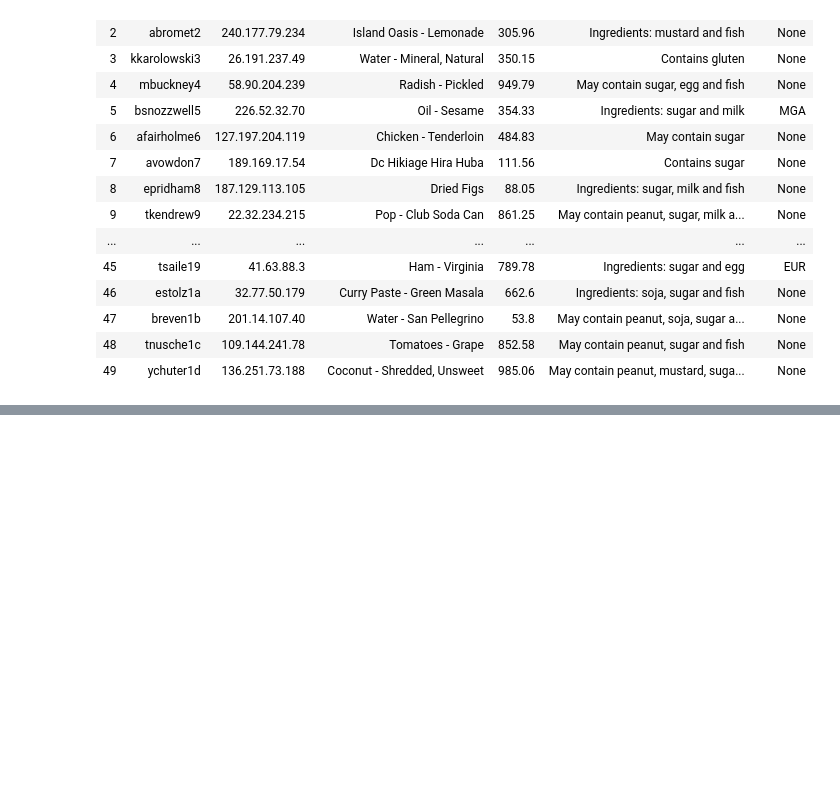
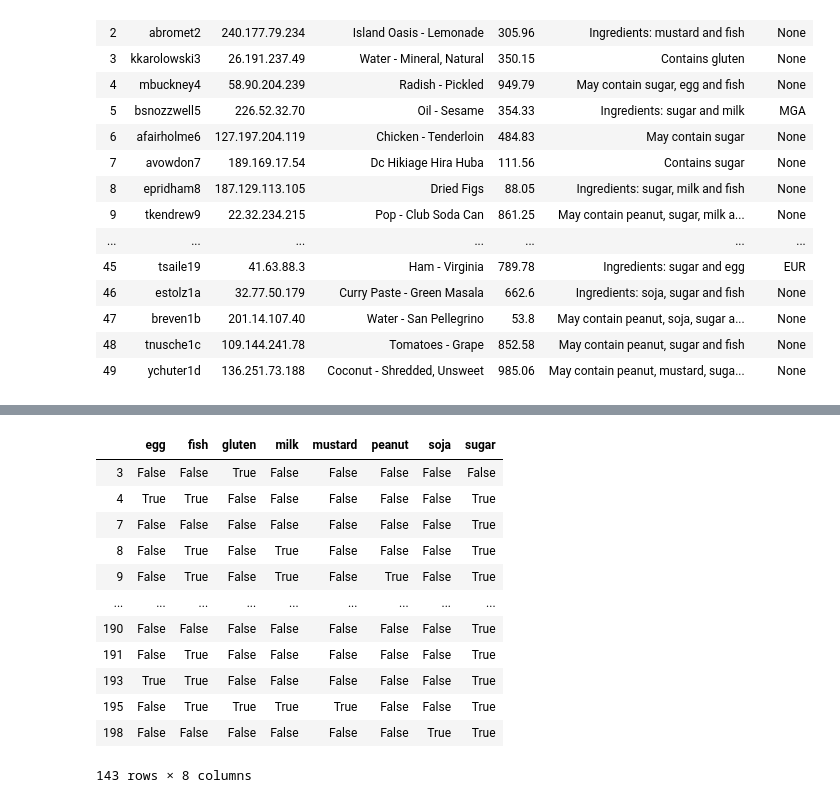
Before and after one commit to ms2020bgd/Vincent_Martinez, a Jupyter notebook: INFMDI721/Exo 4/CleaningDataSet.ipynb, the cells around one changed output, grey strips where cells are left out. Saved outputs shown, nothing was run; the diff lists cells and outputs as text; code cells hidden in the pictures; blank space fills up the shorter version.

```diff
--- a/INFMDI721/Exo 4/CleaningDataSet.ipynb
+++ b/INFMDI721/Exo 4/CleaningDataSet.ipynb
@@ -131,3 +128,20 @@ dummies = dummies.rename(columns={"": "remove"}).drop(columns="remove")[:].astyp
+# %%
+dummies = splits.str.get_dummies(" ").astype('bool')
+dummies
+# %% [output]
+|  | egg | fish | gluten | milk | mustard | peanut | soja | sugar |
+| 3 | False | False | True | False | False | False | False | False |
+| 4 | True | True | False | False | False | False | False | True |
+| 7 | False | False | False | False | False | False | False | True |
+| 8 | False | True | False | True | False | False | False | True |
+| 9 | False | True | False | True | False | True | False | True |
+| ... | ... | ... | ... | ... | ... | ... | ... | ... |
+| 190 | False | False | False | False | False | False | False | True |
+| 191 | False | True | False | False | False | False | False | True |
+| 193 | True | True | False | False | False | False | False | True |
+| 195 | False | True | True | True | True | False | False | True |
+| 198 | False | False | False | False | False | False | True | True |
+143 rows × 8 columns
 # %%
 # Cleaning df and concate the dataframe
 
```
Also changed, not shown: parts of 8 cells of this notebook.
